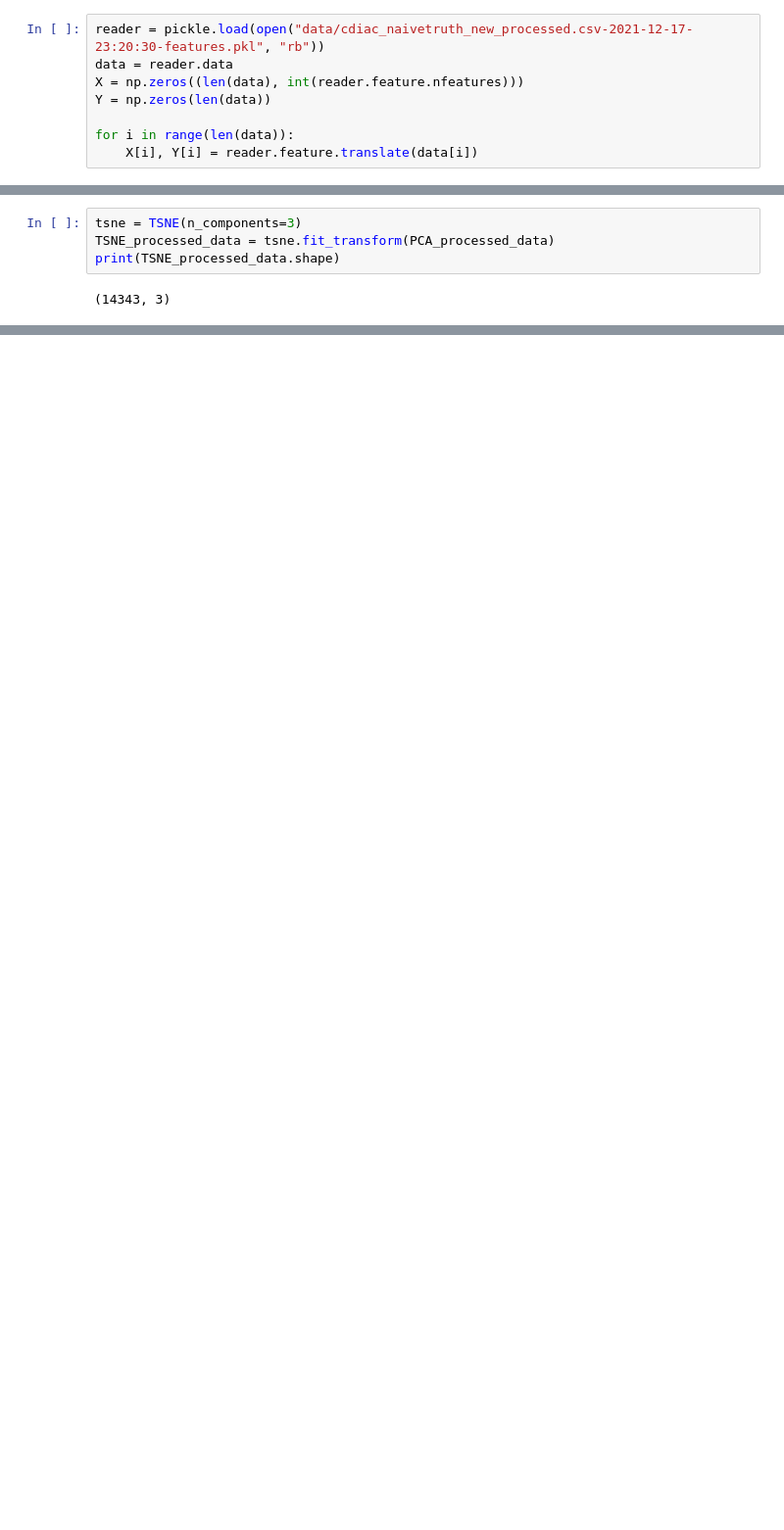
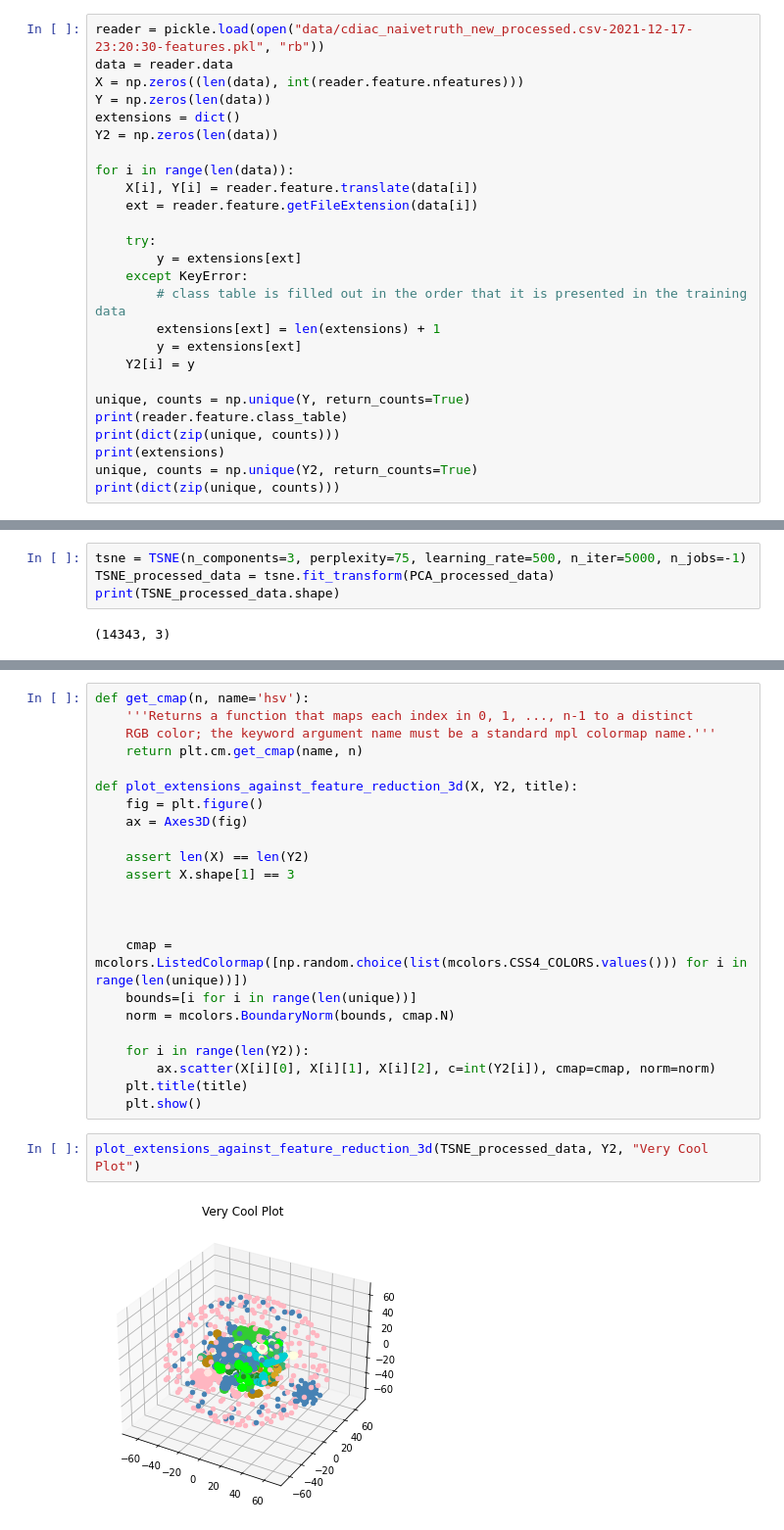
Before and after one commit to xtracthub/MetaDataExtractionModel, a Jupyter notebook: Christmas/TSNE.ipynb, the cells around one changed output, grey strips where cells are left out. Shown at 98% size. Saved outputs shown, nothing was run; the diff lists cells and outputs as text; blank space fills up the shorter version.

```diff
--- a/Christmas/TSNE.ipynb
+++ b/Christmas/TSNE.ipynb
@@ -16,6 +19,24 @@ reader = pickle.load(open("data/cdiac_naivetruth_new_processed.csv-2021-12-17-23
 data = reader.data
 X = np.zeros((len(data), int(reader.feature.nfeatures)))
 Y = np.zeros(len(data))
+extensions = dict()
+Y2 = np.zeros(len(data))
 
 for i in range(len(data)):
 	X[i], Y[i] = reader.feature.translate(data[i])
+	ext = reader.feature.getFileExtension(data[i])
+
+	try:
+		y = extensions[ext]
+	except KeyError:
+        # class table is filled out in the order that it is presented in the training data
+		extensions[ext] = len(extensions) + 1
+		y = extensions[ext]
+	Y2[i] = y
+
+unique, counts = np.unique(Y, return_counts=True)
+print(reader.feature.class_table)
+print(dict(zip(unique, counts)))
+print(extensions)
+unique, counts = np.unique(Y2, return_counts=True)
+print(dict(zip(unique, counts)))
@@ -63,5 +102,5 @@ print(PCA_processed_data.shape)
 # %%
-tsne = TSNE(n_components=3)
+tsne = TSNE(n_components=3, perplexity=75, learning_rate=500, n_iter=5000, n_jobs=-1)
 TSNE_processed_data = tsne.fit_transform(PCA_processed_data)
 print(TSNE_processed_data.shape)
 # %% [output]
@@ -73,0 +112,27 @@ ValueError: Image size of 312x215183 pixels is too large. It must be less than 2
+# %%
+def get_cmap(n, name='hsv'):
+    '''Returns a function that maps each index in 0, 1, ..., n-1 to a distinct
+    RGB color; the keyword argument name must be a standard mpl colormap name.'''
+    return plt.cm.get_cmap(name, n)
+
+def plot_extensions_against_feature_reduction_3d(X, Y2, title):
+	fig = plt.figure()
+	ax = Axes3D(fig)
+
+	assert len(X) == len(Y2)
+	assert X.shape[1] == 3
+
+
+
+	cmap = mcolors.ListedColormap([np.random.choice(list(mcolors.CSS4_COLORS.values())) for i in range(len(unique))])
+	bounds=[i for i in range(len(unique))]
+	norm = mcolors.BoundaryNorm(bounds, cmap.N)
+
+	for i in range(len(Y2)):
+		ax.scatter(X[i][0], X[i][1], X[i][2], c=int(Y2[i]), cmap=cmap, norm=norm)
+	plt.title(title)
+	plt.show()
+# %%
+plot_extensions_against_feature_reduction_3d(TSNE_processed_data, Y2, "Very Cool Plot")
+# %% [output]
+[figure, added]
```
Also changed, not shown: parts of 5 cells of this notebook, 4 other files.
